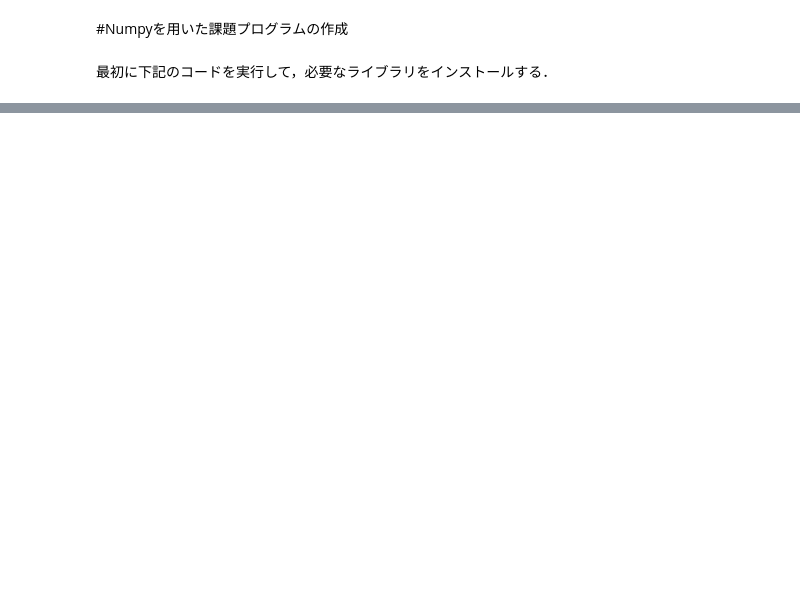
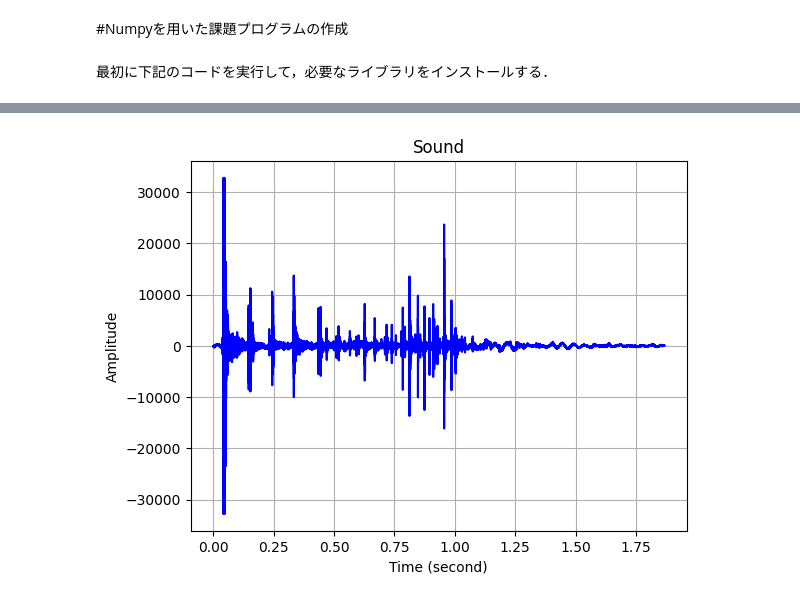
Before and after one commit to Ryoma-HCU/Prog2kakushin, a Jupyter notebook: work2.ipynb, the cells around one changed output, grey strips where cells are left out. Drawn from its saved outputs; the diff is of its cells as text; code cells hidden in the pictures; blank space fills up the shorter version.

```diff
--- a/work2.ipynb
+++ b/work2.ipynb
@@ -99,0 +14,87 @@ WARNING:matplotlib.legend:No artists with labels found to put in legend.  Note t
+# %%
+import numpy as np
+from matplotlib import pyplot as plt
+from pydub import AudioSegment
+
+#サンプルファイルのダウンロード
+
+#fname = input("読み込みたいファイル名を入力してください：")
+#extension = input("拡張子名を入力してください：")
+
+# 時間領域グラフ 読込/出力
+sound = AudioSegment.from_file("pencil_roll.mp3", "mp3")
+#sound = AudioSegment.from_file(str(fname)+"."+str(extension), str(extension))
+f = sound.get_array_of_samples()
+range_t = sound.duration_seconds
+t = np.linspace(0, range_t, len(f))
+plt.plot(t, f, c="b")
+plt.title("Sound")
+#plt.title(str(fname))
+plt.xlabel("Time (second)")
+plt.ylabel("Amplitude")
+plt.grid()
+plt.show()
+
+print("●調べたい周波数(Hz)帯域を入力してください(正の数)")
+while True:
+  Hz_low = float(input("下限"))
+  Hz_up = float(input("上限"))
+  if Hz_up > Hz_low and Hz_low > 0:
+    break
+  elif Hz_up <= Hz_low:
+    print("上限値＞下限値 となる様に入力してください．")
+  elif Hz_low <= 0:
+    print("入力する値は正の数です．")
+  else:
+    print("正常な値を入力してください．")
+print()
+print("●調べたい時間(秒)範囲を入力してください(0～"+str(format(range_t,".2f"))+")")
+while True:
+  s_low = float(input("下限"))
+  s_up = float(input("上限"))
+  if s_up > s_low and s_low >= 0 and s_up <= range_t:
+    break
+  elif s_up <= s_low:
+    print("上限値＞下限値 となる様に入力してください．")
+  elif not(0 <= s_up <= range_t) or not(0 <= s_low <= range_t):
+    print("入力の範囲は 0～"+str(format(range_t,".2f"))+"です．")
+  else:
+    print("正常な値を入力してください．")
+print()
+
+# 周波数領域グラフ 計算/出力
+amp = np.array([])
+Hz = np.array([])
+range_low = int(len(f)*s_low / range_t)
+range_up = int(len(f)*s_up / range_t)
+print(range_low,range_up)#後で消す
+T = range_up - range_low
+band_low = int(Hz_low*T*range_t / len(f))
+band_up = int(Hz_up*T*range_t / len(f))
+if band_low <= 0:
+  band_low = 1
+if band_up <= 0:
+  band_up = 2
+print(band_low,band_up)#後で消す・帯域がなぜか抽出時間で変わる
+for n in range(band_low, band_up+1):
+  scos_n = 0
+  ssin_n = 0
+  for x in range(range_low, range_up):
+    scos_n += np.cos(2*n*x*np.pi/T)*(f[x]+f[x+1])/2
+    ssin_n += np.sin(2*n*x*np.pi/T)*(f[x]+f[x+1])/2
+  a_n = scos_n * 2/T
+  b_n = ssin_n * 2/T
+  amp = np.append(amp, np.sqrt(a_n**2 + b_n**2))
+  Hz = np.append(Hz, n*(Hz_up-Hz_low+1)/(band_up-band_low+1))
+
+#最大振れ幅/周波数表示・調査範囲を分割図示(2行1列)/色表示
+#plt.hist(amp, range=(band_low, band_up), bins=(int(band_up)-int(band_low)), label="", color="g")
+plt.plot(Hz, amp, c="g")
+#plt.legend()
+plt.title("Frequency Domain")
+plt.xlabel("Frequency(Hz)")
+plt.ylabel("Amplitude")
+plt.grid()
+plt.show
+# %% [output]
+[figure, added]
```
Also changed, not shown: parts of 3 cells of this notebook.
